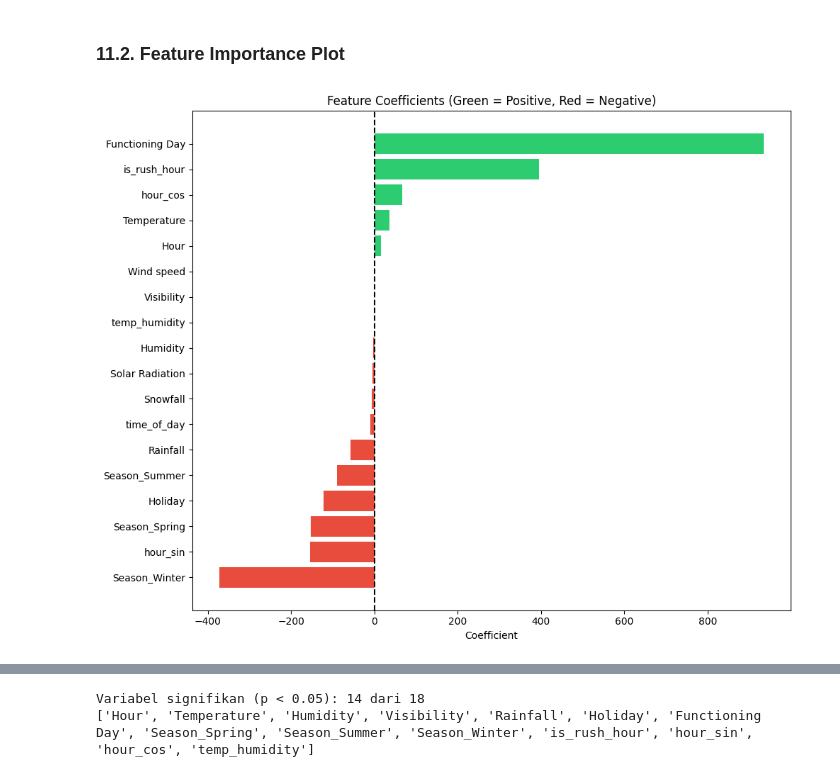
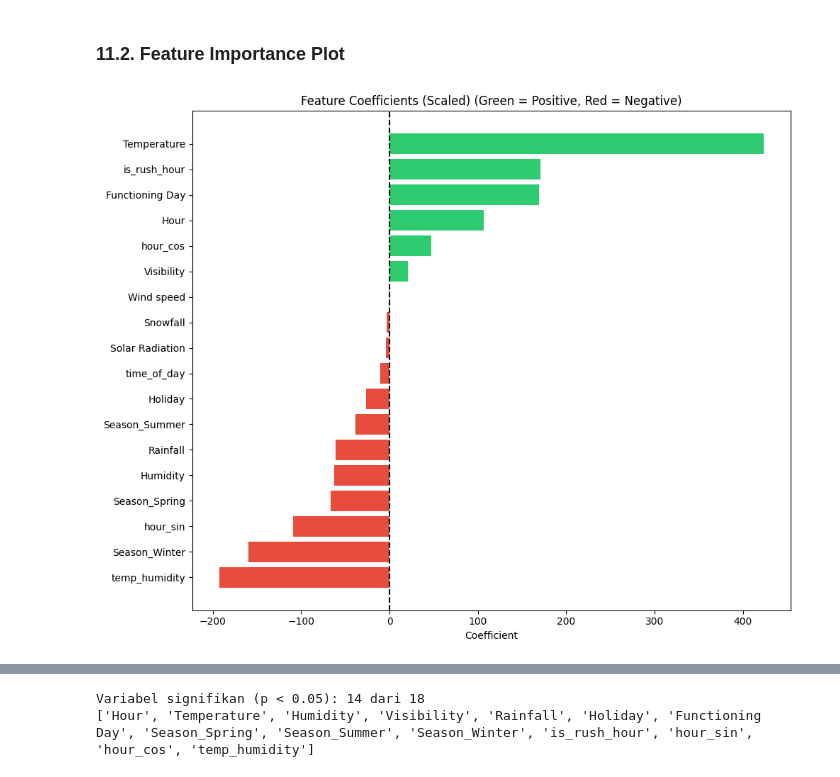
Before and after one commit to fxrdhan/Tubes_AI_Kelompok-1_Bike-Sharing-Demand-Predictor, a Jupyter notebook: Seoul_Bike_Regression.ipynb, the cells around one changed output, grey strips where cells are left out. Saved outputs shown, nothing was run; the diff lists cells and outputs as text; code cells hidden in the pictures.

```diff
--- a/Seoul_Bike_Regression.ipynb
+++ b/Seoul_Bike_Regression.ipynb
@@ -962,17 +1146,0 @@ Untuk mengatasi pola heteroskedastisitas yang terdeteksi, dilakukan transformasi
-# %%
-y_train_log = np.log1p(y_train)
-y_test_log = np.log1p(y_test)
-
-# Train model dengan target yang sudah ditransformasi
-model_log = LinearRegression()
-model_log.fit(X_train_scaled, y_train_log)
-y_pred_log = model_log.predict(X_test_scaled)
-
-# Inverse transform untuk mendapatkan prediksi dalam skala asli
-y_pred_log_original = np.expm1(y_pred_log)
-
-pd.DataFrame({
-    'actual': y_test[:10].values,
-    'predicted_improved': y_pred_improved[:10].round(2),
-    'predicted_log_transform': y_pred_log_original[:10].round(2)
-})
@@ -1112,15 +1230,15 @@ Untuk keperluan interpretasi koefisien dalam unit asli, model dilatih ulang meng
 # %%
-model_final = LinearRegression()
-model_final.fit(X_train_fe, y_train)
+# Model untuk interpretasi dengan data scaled
+model_interpret_scaled = LinearRegression()
+model_interpret_scaled.fit(X_train_scaled, y_train)
 
-coef_df = pd.DataFrame({
-    'feature': X_train_fe.columns,
-    'coefficient': model_final.coef_
+coef_df_scaled = pd.DataFrame({
+    'feature': X_train_scaled.columns,
+    'coefficient': model_interpret_scaled.coef_
 })
-coef_df['abs_coef'] = coef_df['coefficient'].abs()
-coef_df = coef_df.sort_values('abs_coef', ascending=False).drop(columns='abs_coef')
+coef_df_scaled['abs_coef'] = coef_df_scaled['coefficient'].abs()
+coef_df_scaled = coef_df_scaled.sort_values('abs_coef', ascending=False)
 
-print(f"Intercept: {model_final.intercept_:.2f}")
-print(f"\nKoefisien Model (dengan fitur baru):")
-coef_df
+print(f"Intercept: {model_interpret_scaled.intercept_:.2f}")
+coef_df_scaled
 # %% [output]
@@ -1147,15 +1267,15 @@ Koefisien Model (dengan fitur baru):
 # %% [markdown]
 ### 11.2. Feature Importance Plot
 # %%
-coef_sorted = coef_df.sort_values('coefficient')
+coef_sorted = coef_df_scaled.sort_values('coefficient')
 
 fig, ax = plt.subplots(figsize=(10, 8))
 colors = ['#e74c3c' if c < 0 else '#2ecc71' for c in coef_sorted['coefficient']]
 ax.barh(coef_sorted['feature'], coef_sorted['coefficient'], color=colors)
 ax.axvline(x=0, color='black', linestyle='--')
 ax.set_xlabel('Coefficient')
-ax.set_title('Feature Coefficients (Green = Positive, Red = Negative)')
+ax.set_title('Feature Coefficients (Scaled) (Green = Positive, Red = Negative)')
 plt.tight_layout()
 plt.show()
 # %% [output]
-[figure, old version]
+[figure, new version]
```
Also changed, not shown: parts of 70 cells of this notebook.
